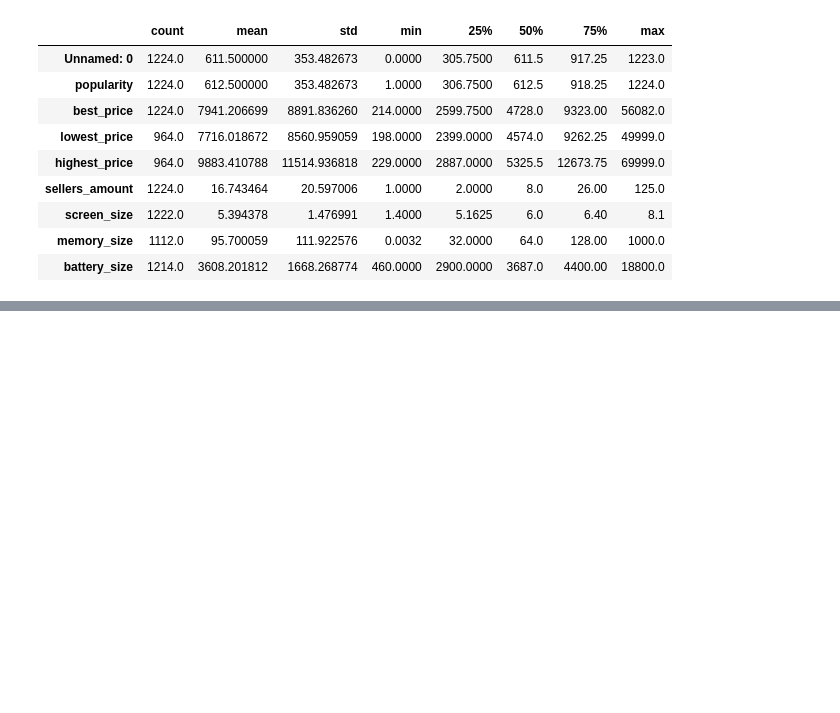
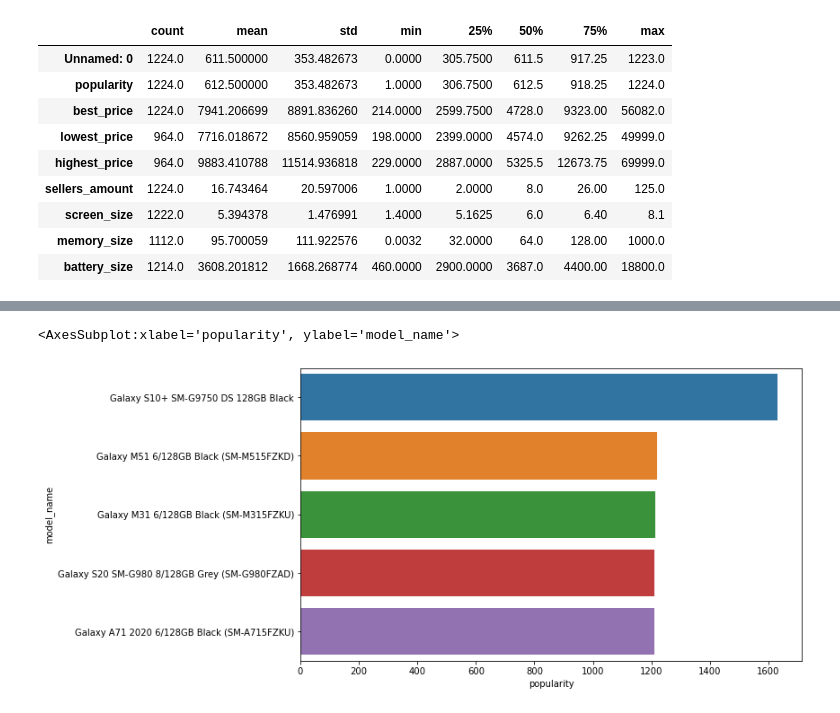
Before and after one commit to Wolfie3D/Mobile-Phones-Data, a Jupyter notebook: index.ipynb, the cells around one changed output, grey strips where cells are left out. Drawn from its saved outputs; the diff is of its cells as text; code cells hidden in the pictures; blank space fills up the shorter version.

```diff
--- a/index.ipynb
+++ b/index.ipynb
@@ -52,0 +118,3 @@ df.describe().T
+# %%
+samsung = df[df['brand_name'] == 'Samsung']
+samsung
@@ -52,0 +135,6 @@ df.describe().T
+# %%
+popular_samsung  = samsung.groupby('model_name')['popularity'].sum().reset_index()
+
+popular_samsung = popular_samsung.sort_values(by='popularity', ascending=False).head()
+
+popular_samsung
@@ -52,0 +148,7 @@ df.describe().T
+# %%
+plt.figure(figsize=(10, 6))
+
+sns.barplot(y='model_name', x='popularity', data=popular_samsung, orient='h')
+# %% [output]
+<AxesSubplot:xlabel='popularity', ylabel='model_name'>
+[figure, added]
```
Also changed, not shown: parts of 13 cells of this notebook, 1 other file.
